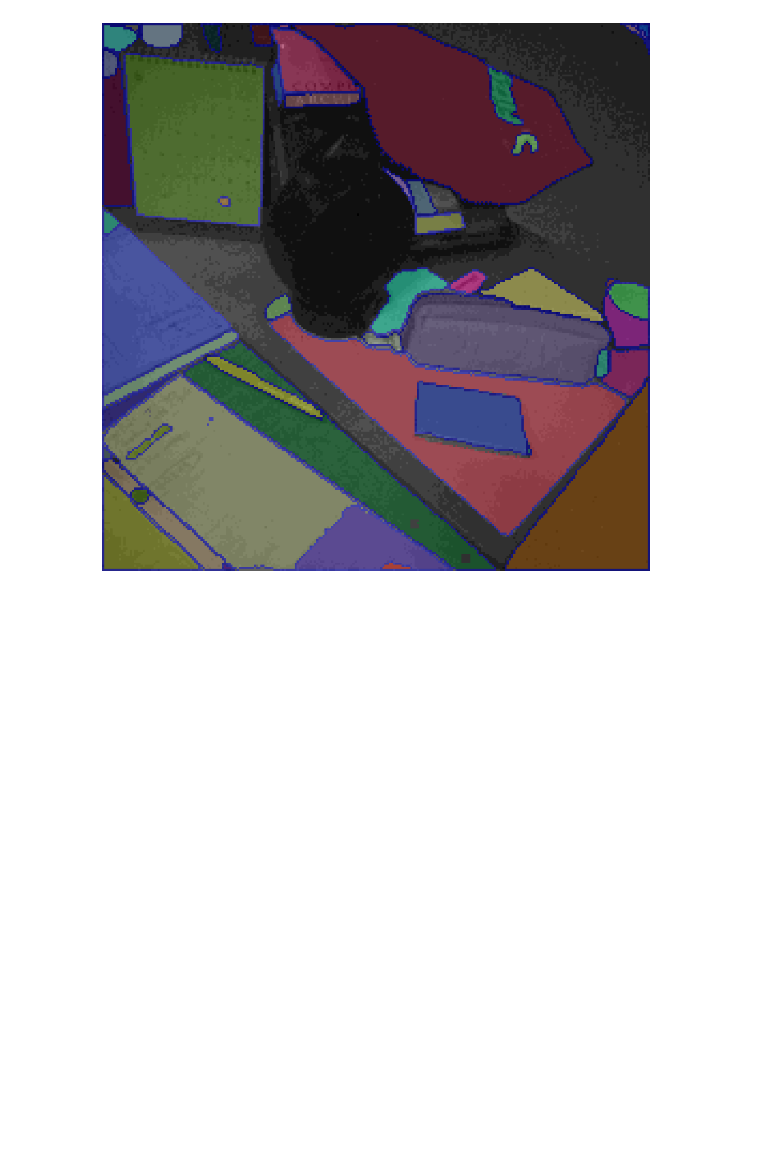
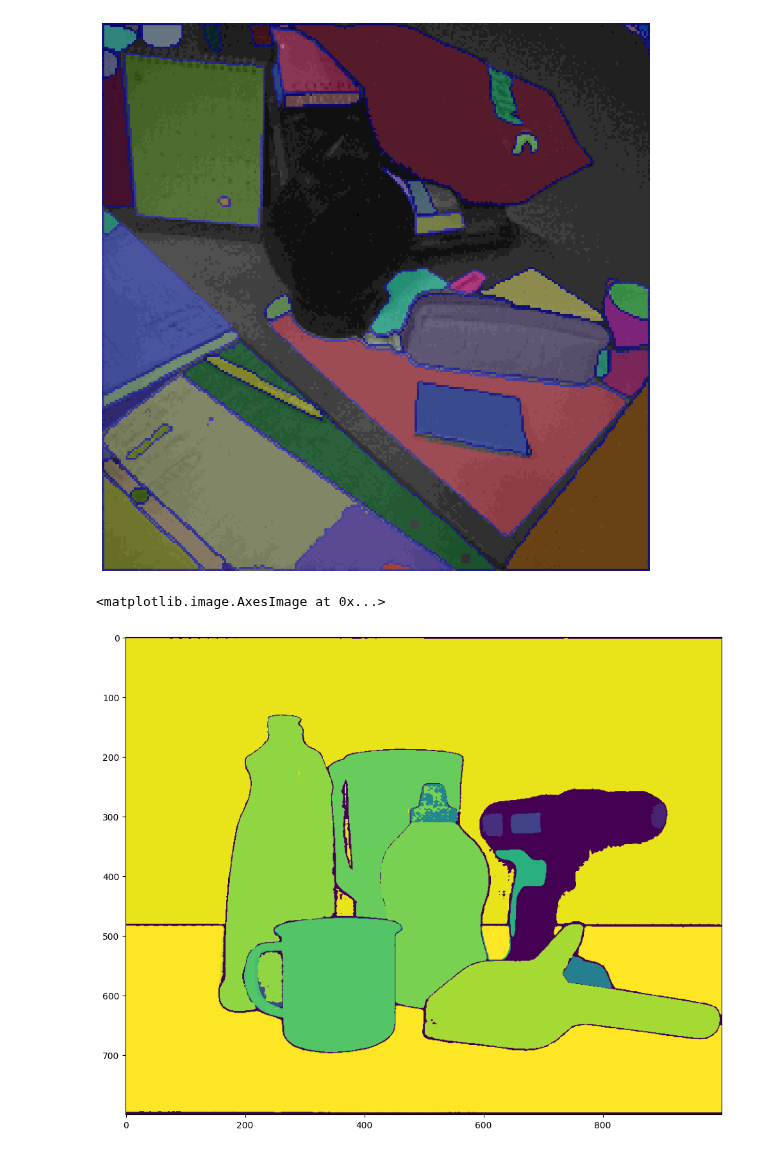
Before and after one commit to 10Electra/MSc-Project, a Jupyter notebook: notebooks/minimal_sam.ipynb, the cells around one changed output. Drawn from its saved outputs; the diff is of its cells as text; code cells hidden in the pictures; blank space fills up the shorter version.

```diff
--- a/notebooks/minimal_sam.ipynb
+++ b/notebooks/minimal_sam.ipynb
@@ -87,0 +263,24 @@ plt.show()
+# %%
+# input_image_array = cv2.cvtColor(cv2.imread("../data/sample_images/cars.jpg"), cv2.COLOR_BGR2RGB)
+input_image_array = cv2.cvtColor(cv2.imread("scene.png"), cv2.COLOR_BGR2RGB)
+# %%
+sam2_checkpoint = "../models/SAM2/sam2.1_hiera_large.pt"
+model_cfg = "configs/sam2.1/sam2.1_hiera_l.yaml"
+
+result = predict_sam_segmentations(
+    image=input_image_array,
+    sam_checkpoint=sam2_checkpoint,
+    sam_cfg=model_cfg,
+    device=device0,
+    num_pts=300,
+)
+# %%
+from superprimitive_fusion.utils import get_integer_segments
+masks = result['masks'].cpu().numpy()
+intseg = get_integer_segments(masks)
+
+plt.figure(figsize=(12, 12))
+plt.imshow(intseg)
+# %% [output]
+<matplotlib.image.AxesImage at 0x...>
+[figure, added]
```
Also changed, not shown: parts of 1 cell of this notebook, 7 other files.
